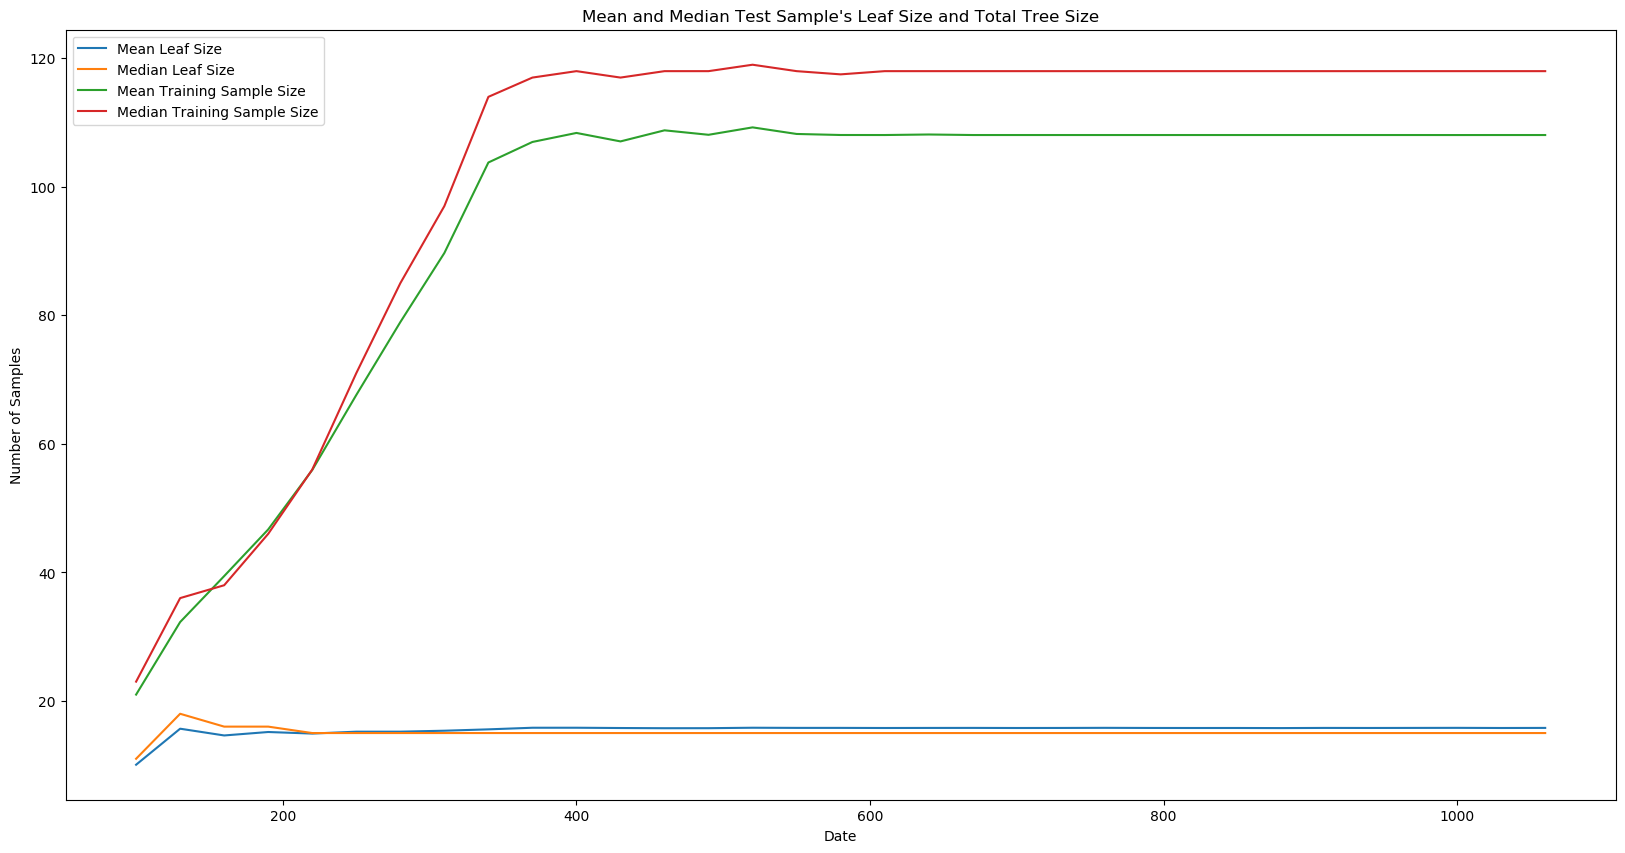
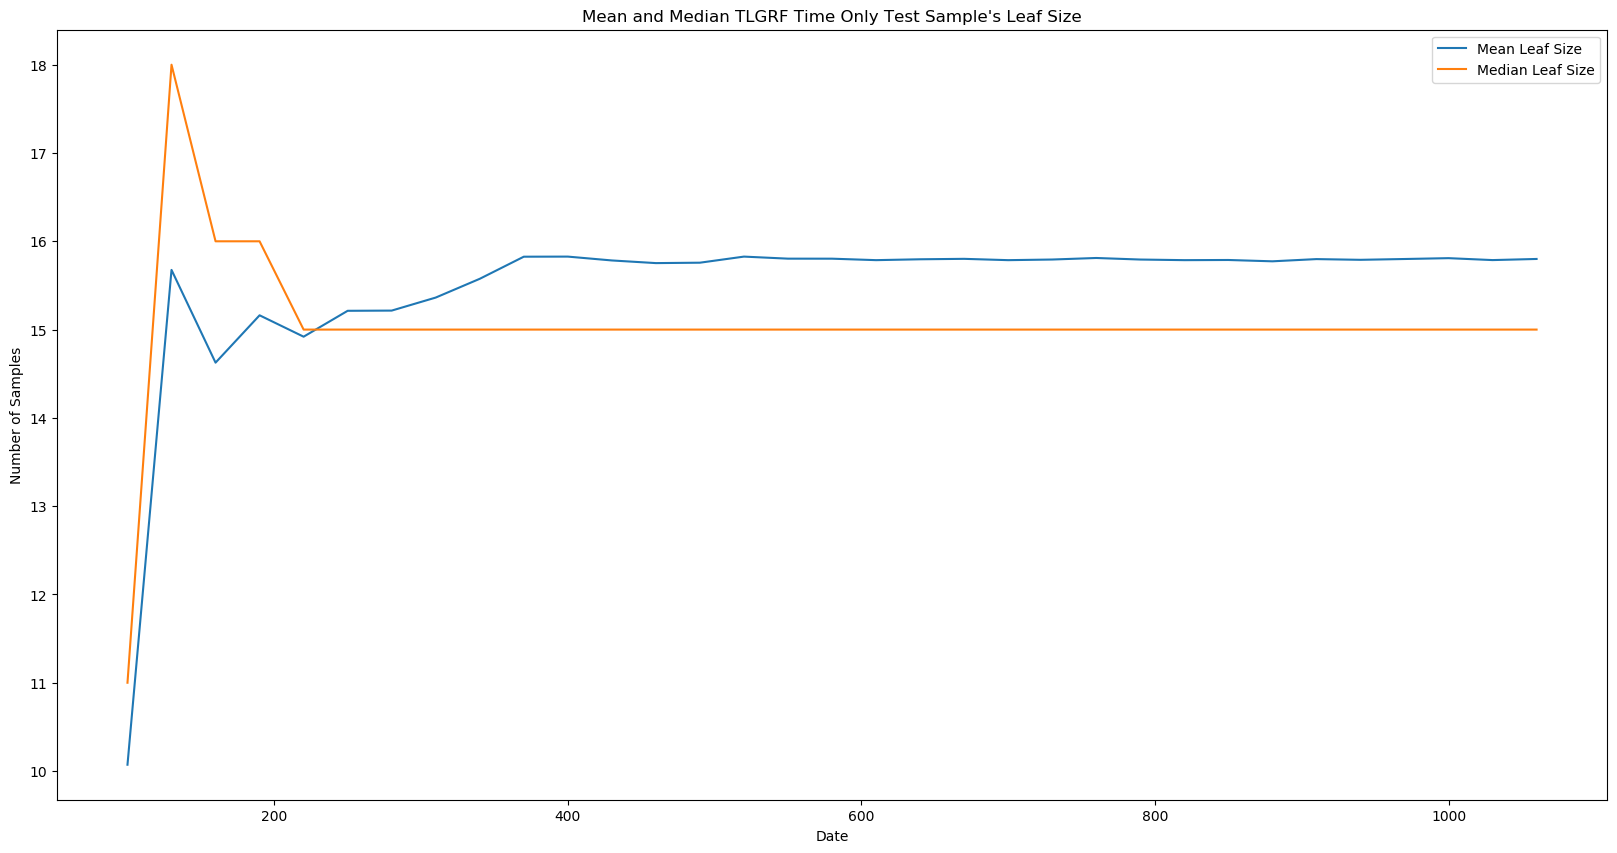
Code edit (unified diff) that turned the first committed figure into the second:
--- before
+++ after
@@ -3,10 +3,10 @@
 plt.plot(median_leaf_size_by_cutoff, label="Median Leaf Size")
 
-plt.plot(mean_sample_size_by_cutoff, label="Mean Training Sample Size")
-plt.plot(median_sample_size_by_cutoff, label="Median Training Sample Size")
+#plt.plot(mean_sample_size_by_cutoff, label="Mean Training Sample Size")
+#plt.plot(median_sample_size_by_cutoff, label="Median Training Sample Size")
 
 plt.xlabel("Date")
 plt.ylabel("Number of Samples")
-plt.title("Mean and Median Test Sample's Leaf Size and Total Tree Size")
+plt.title("Mean and Median TLGRF Time Only Test Sample's Leaf Size")
 plt.legend()
 

Commit: TLGRF Time Only Depth and Leaf